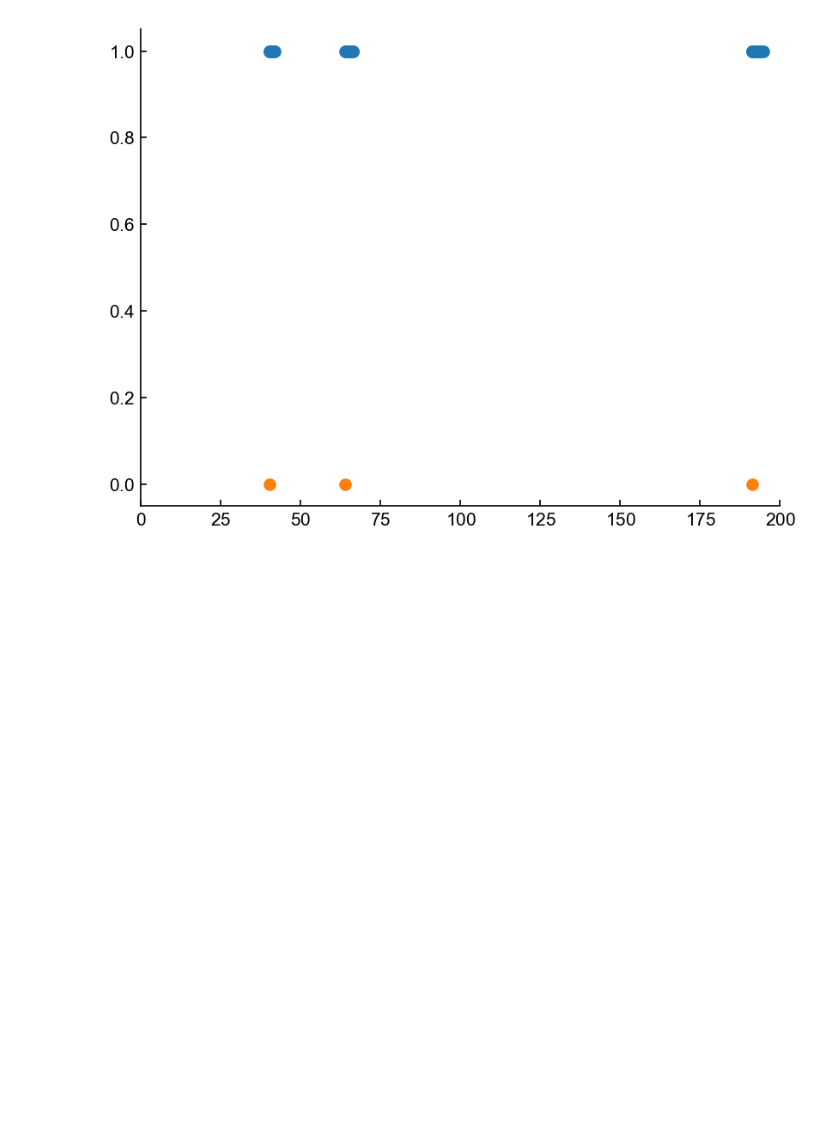
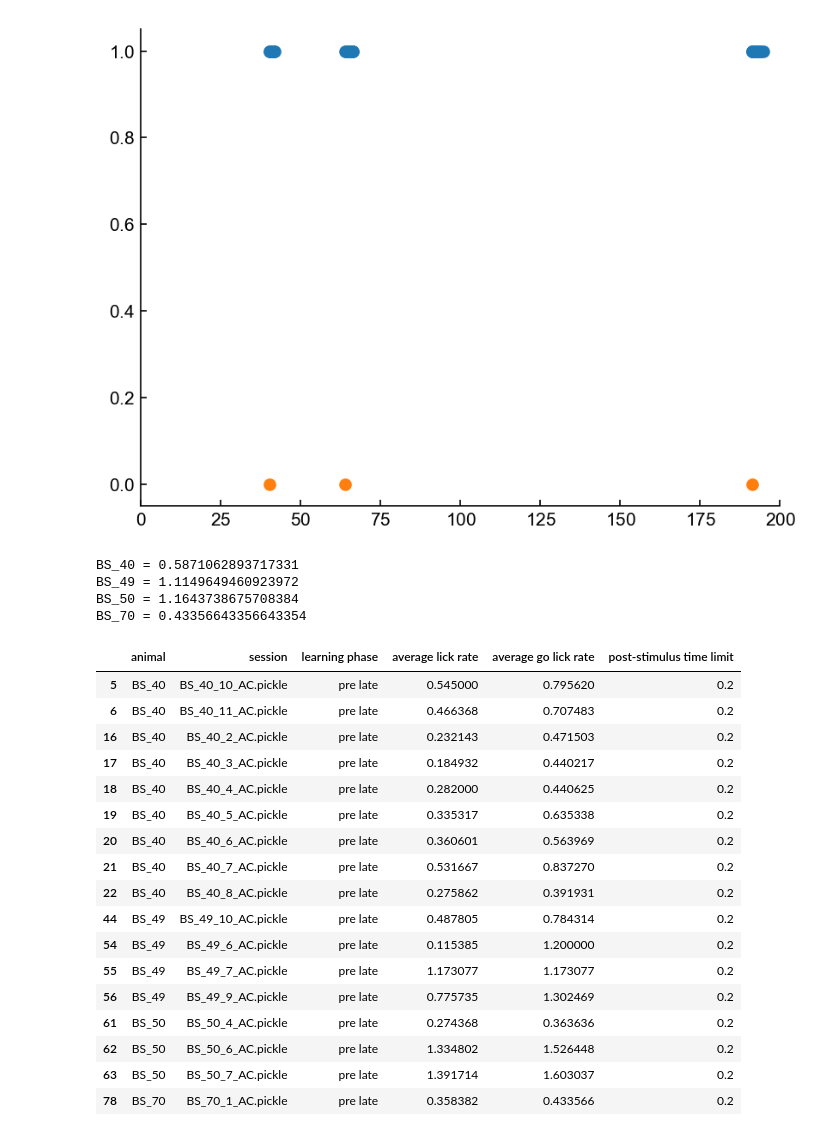
Before and after one commit to InsanallyLab/TothSidleck2024, a Jupyter notebook: Notebooks/Reviewer 2/Lick Rate Over Learning.ipynb, the cells around one changed output. Cells and saved outputs as stored; diff of their text form; code cells hidden in the pictures; blank space fills up the shorter version.

```diff
--- a/Notebooks/Reviewer 2/Lick Rate Over Learning.ipynb
+++ b/Notebooks/Reviewer 2/Lick Rate Over Learning.ipynb
@@ -849,3 +835,36 @@ plt.xlim([0,200])
 # %% [output]
 (0.0, 200.0)
 [figure]
+# %%
+target_phase = 'pre late'
+subset_df = df[df['learning phase'] == target_phase]
+un_animals = np.unique(subset_df['animal'])
+for animal in un_animals:
+    go_rate = subset_df[subset_df['animal']==animal]['average go lick rate']
+    print(f"{animal} = {np.mean(go_rate)}")
+# %% [output]
+BS_40 = 0.5871062893717331
+BS_49 = 1.1149649460923972
+BS_50 = 1.1643738675708384
+BS_70 = 0.43356643356643354
+# %%
+subset_df
+# %% [output]
+|  | animal | session | learning phase | average lick rate | average go lick rate | post-stimulus time limit |
+| 5 | BS_40 | BS_40_10_AC.pickle | pre late | 0.545000 | 0.795620 | 0.2 |
+| 6 | BS_40 | BS_40_11_AC.pickle | pre late | 0.466368 | 0.707483 | 0.2 |
+| 16 | BS_40 | BS_40_2_AC.pickle | pre late | 0.232143 | 0.471503 | 0.2 |
+| 17 | BS_40 | BS_40_3_AC.pickle | pre late | 0.184932 | 0.440217 | 0.2 |
+| 18 | BS_40 | BS_40_4_AC.pickle | pre late | 0.282000 | 0.440625 | 0.2 |
+| 19 | BS_40 | BS_40_5_AC.pickle | pre late | 0.335317 | 0.635338 | 0.2 |
+| 20 | BS_40 | BS_40_6_AC.pickle | pre late | 0.360601 | 0.563969 | 0.2 |
+| 21 | BS_40 | BS_40_7_AC.pickle | pre late | 0.531667 | 0.837270 | 0.2 |
+| 22 | BS_40 | BS_40_8_AC.pickle | pre late | 0.275862 | 0.391931 | 0.2 |
+| 44 | BS_49 | BS_49_10_AC.pickle | pre late | 0.487805 | 0.784314 | 0.2 |
+| 54 | BS_49 | BS_49_6_AC.pickle | pre late | 0.115385 | 1.200000 | 0.2 |
+| 55 | BS_49 | BS_49_7_AC.pickle | pre late | 1.173077 | 1.173077 | 0.2 |
+| 56 | BS_49 | BS_49_9_AC.pickle | pre late | 0.775735 | 1.302469 | 0.2 |
+| 61 | BS_50 | BS_50_4_AC.pickle | pre late | 0.274368 | 0.363636 | 0.2 |
+| 62 | BS_50 | BS_50_6_AC.pickle | pre late | 1.334802 | 1.526448 | 0.2 |
+| 63 | BS_50 | BS_50_7_AC.pickle | pre late | 1.391714 | 1.603037 | 0.2 |
+| 78 | BS_70 | BS_70_1_AC.pickle | pre late | 0.358382 | 0.433566 | 0.2 |
```
Also changed, not shown: parts of 2 cells of this notebook, 12 other files.
